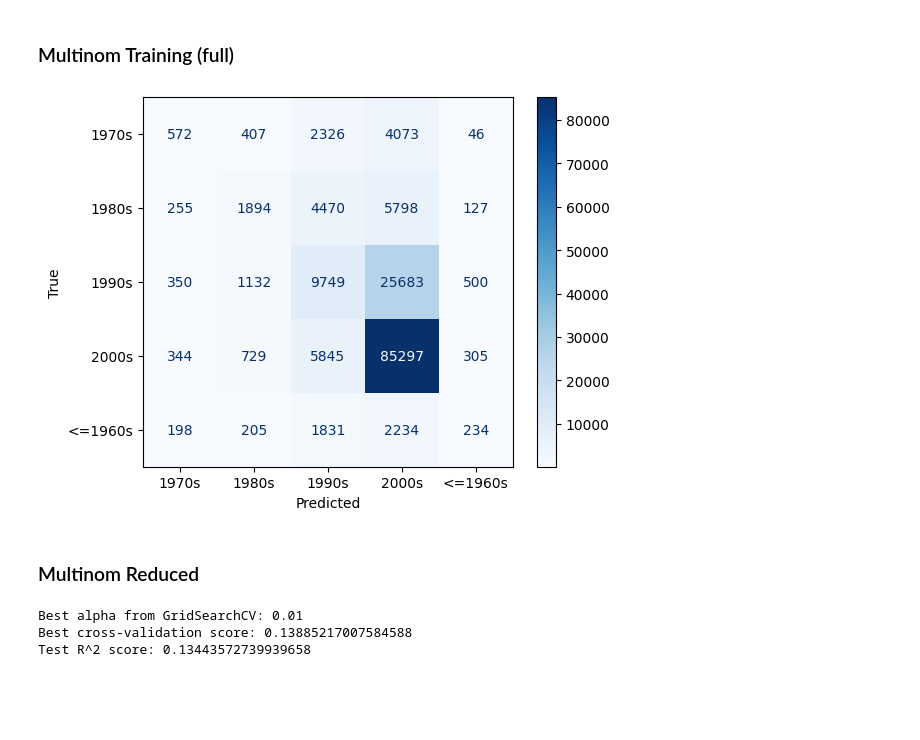
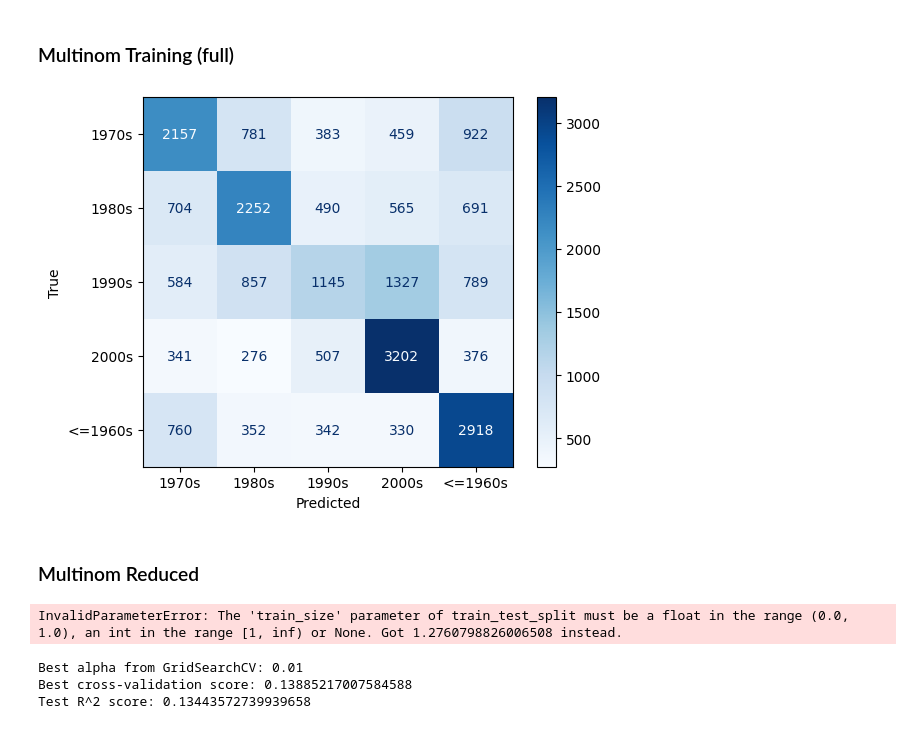
Before and after one commit to 7Koris/MusicAnalysis, a Jupyter notebook: model_eval.ipynb, the cells around one changed output. Saved outputs shown, nothing was run; the diff lists cells and outputs as text; code cells hidden in the pictures; blank space fills up the shorter version.

```diff
--- a/model_eval.ipynb
+++ b/model_eval.ipynb
@@ -149,38 +149,42 @@ Learning rate set to 0.146921
 # %%
 multinomial_model = LogisticRegression(multi_class='multinomial')
 multi_res = multinomial_model.fit(train, train_label)
 
 # MULTINOMIAL ACCURACY
 multi_preds = multi_res.predict(test)
 
 correct = 0
 for i, label in enumerate(test_label):
     if label == multi_preds[i]:
         correct += 1
 
 correct / len(test_label)
 
 # confusion matrix
-matrix = confusion_matrix(test_reduced_label, multi_preds)
+matrix = confusion_matrix(test_label, multi_preds)
 disp = ConfusionMatrixDisplay(confusion_matrix=matrix)
 disp.plot(cmap=plt.cm.Blues)
 
 labels = list(label_lookup.values())
 tick_marks = np.arange(len(labels))
 
 plt.xticks(tick_marks, labels)
 plt.yticks(tick_marks, labels)
 plt.xlabel("Predicted")
 plt.ylabel("True")
 
 plt.show()
 # %% [output]
-[figure, old version]
+[figure, new version]
 # %% [markdown]
 ### Multinom Reduced
 # %%
 # sample down
-df_sample =  train_test_split(data_by_decade, train_size=(100000 / len(data_by_decade)), random_state=42, stratify=data_by_decade["label"])
+df_sample = data_by_decade
+if len (data_by_decade) > 100000:
+    df_sample =  train_test_split(data_by_decade, train_size=(100000 / len(data_by_decade)), random_state=42, stratify=data_by_decade["label"])
+else:
+    df_sample =  train_test_split(data_by_decade, train_size=(10000 / len(data_by_decade)), random_state=42, stratify=data_by_decade["label"])
 df_sample = pd.DataFrame(df_sample[0], columns=data_by_decade.columns)
 
 sample_train, sample_test = train_test_split(df_sample, train_size=0.7, random_state=42, stratify=df_sample["label"])
@@ -189,6 +193,8 @@ sample_test_label = sample_test["label"].astype("category").cat.codes
 sample_train_label = sample_train["label"].astype("category").cat.codes
 sample_test.drop("label", axis=1, inplace=True)
 sample_train.drop("label", axis=1, inplace=True)
+# %% [output]
+InvalidParameterError: The 'train_size' parameter of train_test_split must be a float in the range (0.0, 1.0), an int in the range [1, inf) or None. Got 1.2760798826006508 instead.
 # %%
 # ___________Find Best Alpha___________
 param_grid = {'alpha': np.linspace(0.01, 1, 25)}
```
Also changed, not shown: parts of 4 cells of this notebook.
